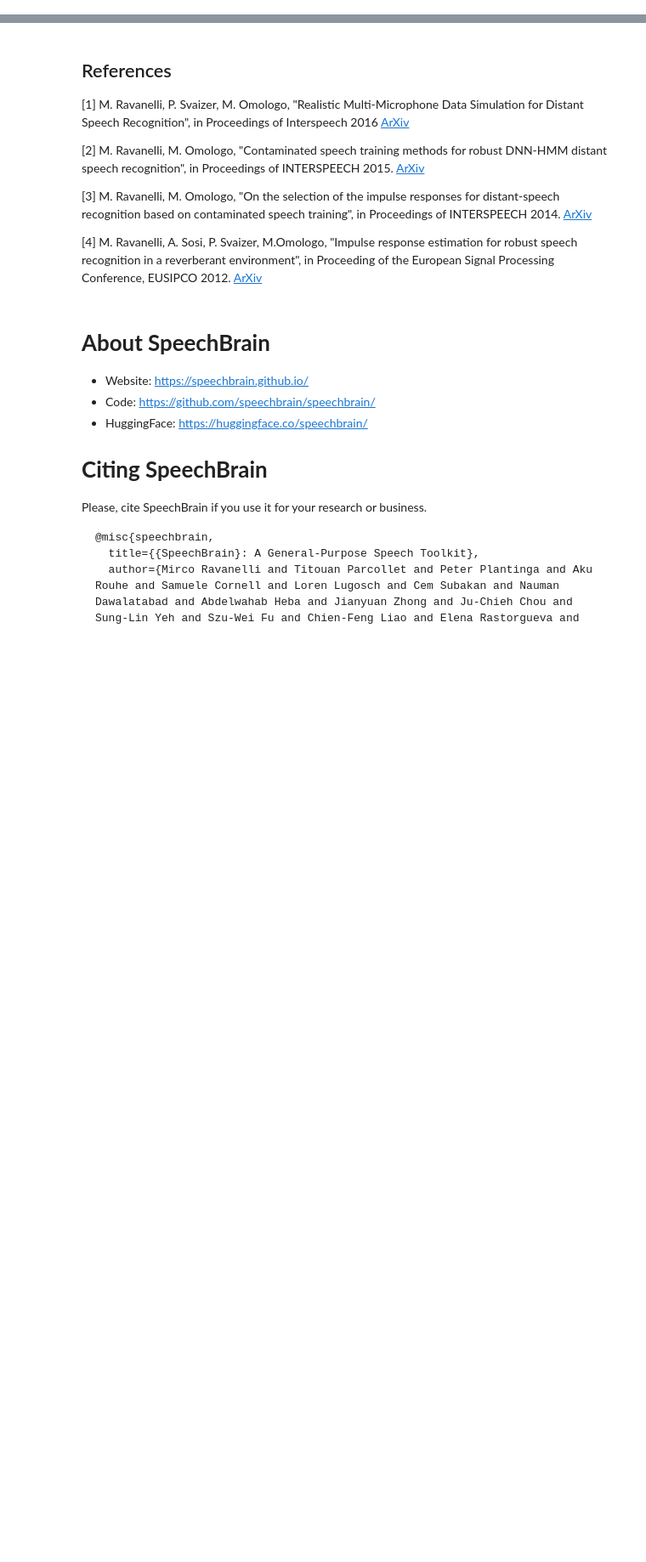
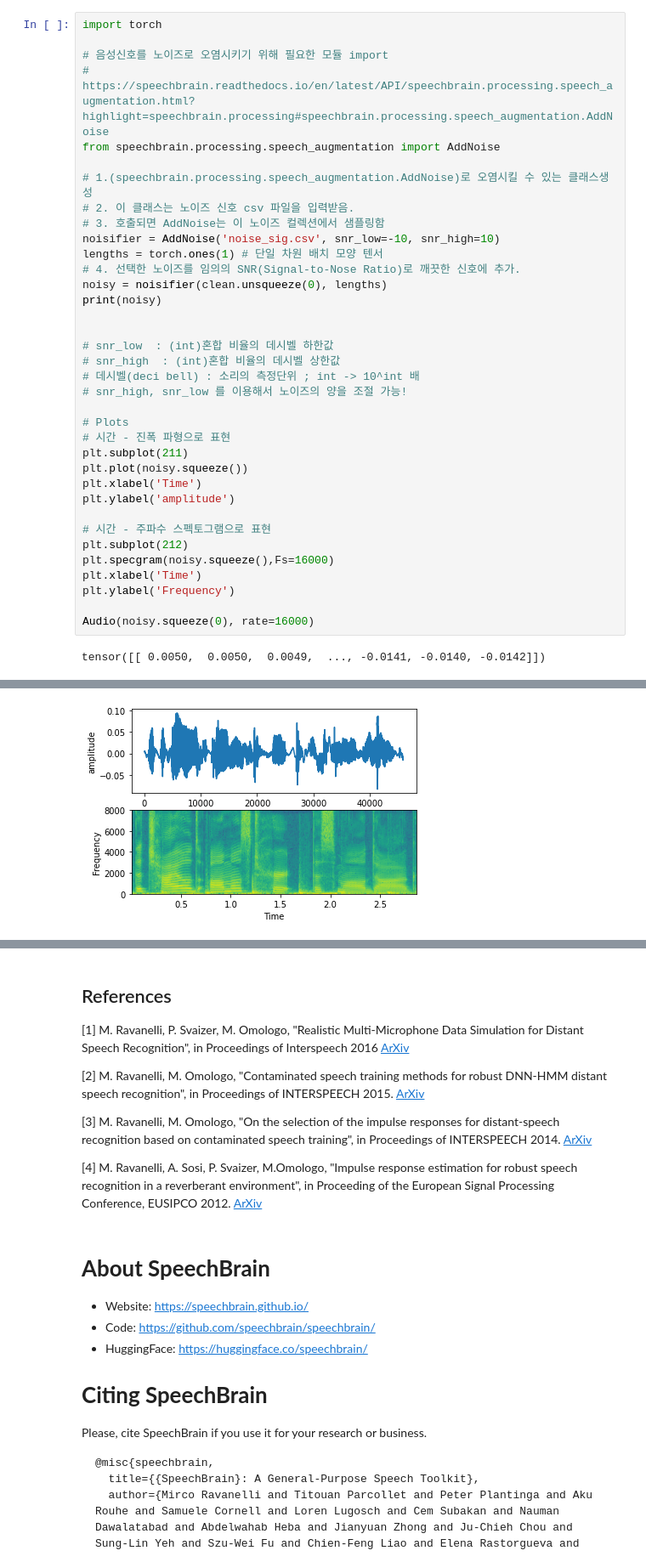
Before and after one commit to Yugi-Seong/AudioDataAugumentation-, a Jupyter notebook: EnvironmentalCorruption.ipynb, the cells around one changed output, grey strips where cells are left out. Shown at 85% size. Saved outputs shown, nothing was run; the diff lists cells and outputs as text; blank space fills up the shorter version.

```diff
--- a/EnvironmentalCorruption.ipynb
+++ b/EnvironmentalCorruption.ipynb
@@ -197,0 +126,38 @@ There are other types of distortions that can be used to perform speech augmenta
+# %%
+import torch
+
+# 음성신호를 노이즈로 오염시키기 위해 필요한 모듈 import
+# https://speechbrain.readthedocs.io/en/latest/API/speechbrain.processing.speech_augmentation.html?highlight=speechbrain.processing#speechbrain.processing.speech_augmentation.AddNoise
+from speechbrain.processing.speech_augmentation import AddNoise
+
+# 1.(speechbrain.processing.speech_augmentation.AddNoise)로 오염시킬 수 있는 클래스생성
+# 2. 이 클래스는 노이즈 신호 csv 파일을 입력받음.
+# 3. 호출되면 AddNoise는 이 노이즈 컬렉션에서 샘플링함
+noisifier = AddNoise('noise_sig.csv', snr_low=-10, snr_high=10)
+lengths = torch.ones(1) # 단일 차원 배치 모양 텐서
+# 4. 선택한 노이즈를 임의의 SNR(Signal-to-Nose Ratio)로 깨끗한 신호에 추가.
+noisy = noisifier(clean.unsqueeze(0), lengths)
+print(noisy)
+
+
+# snr_low  : (int)혼합 비율의 데시벨 하한값
+# snr_high  : (int)혼합 비율의 데시벨 상한값
+# 데시벨(deci bell) : 소리의 측정단위 ; int -> 10^int 배
+# snr_high, snr_low 를 이용해서 노이즈의 양을 조절 가능!
+
+# Plots
+# 시간 - 진폭 파형으로 표현
+plt.subplot(211)
+plt.plot(noisy.squeeze())
+plt.xlabel('Time')
+plt.ylabel('amplitude')
+
+# 시간 - 주파수 스펙토그램으로 표현
+plt.subplot(212)
+plt.specgram(noisy.squeeze(),Fs=16000)
+plt.xlabel('Time')
+plt.ylabel('Frequency')
+
+Audio(noisy.squeeze(0), rate=16000)
+# %% [output]
+tensor([[ 0.0050,  0.0050,  0.0049,  ..., -0.0141, -0.0140, -0.0142]])
@@ -197,0 +165 @@ There are other types of distortions that can be used to perform speech augmenta
+[figure, added]
```
Also changed, not shown: parts of 51 cells of this notebook.
